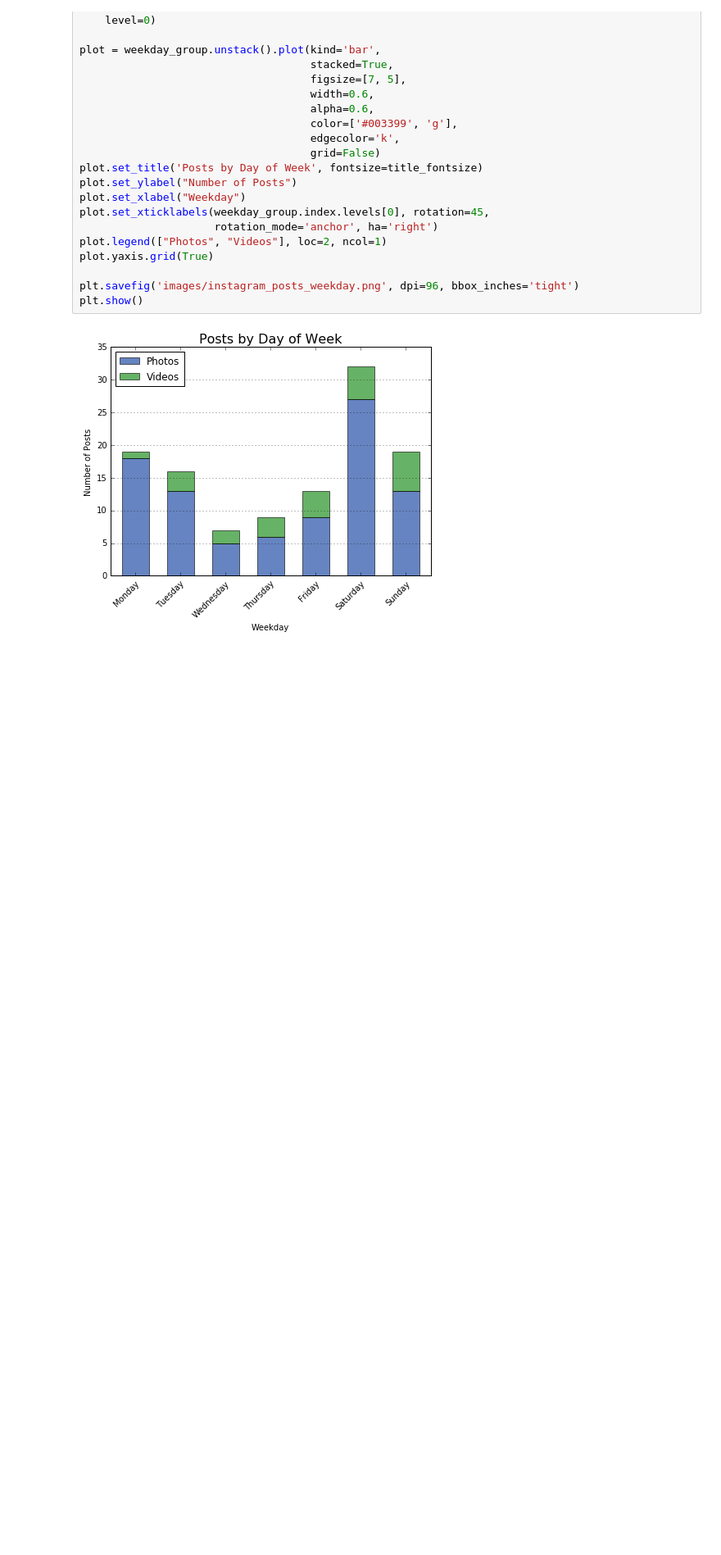
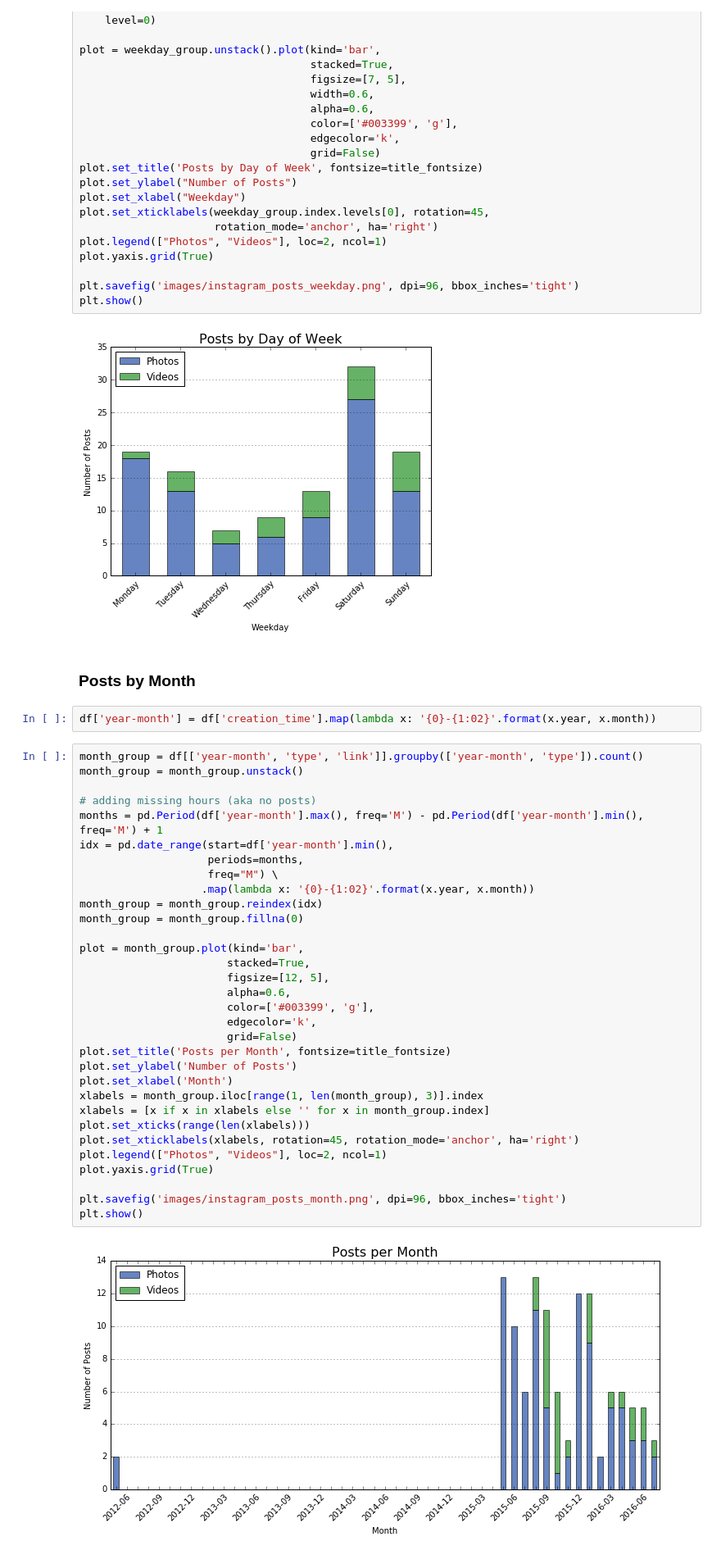
Before and after one commit to kahlamari/data-visualization, a Jupyter notebook: Instagram Data Visualization.ipynb, the cells around one changed output. Shown at 82% size. Drawn from its saved outputs; the diff is of its cells as text; blank space fills up the shorter version.

Commit message:
Added Chart: Posts per Year-Month

```diff
--- a/Instagram Data Visualization.ipynb
+++ b/Instagram Data Visualization.ipynb
@@ -171,3 +171,41 @@ plt.savefig('images/instagram_posts_weekday.png', dpi=96, bbox_inches='tight')
 plt.show()
 # %% [output]
 [figure]
+# %% [markdown]
+### Posts by Month
+# %%
+df['year-month'] = df['creation_time'].map(lambda x: '{0}-{1:02}'.format(x.year, x.month))
+# %%
+month_group = df[['year-month', 'type', 'link']].groupby(['year-month', 'type']).count()
+month_group = month_group.unstack()
+
+# adding missing hours (aka no posts)
+months = pd.Period(df['year-month'].max(), freq='M') - pd.Period(df['year-month'].min(), freq='M') + 1
+idx = pd.date_range(start=df['year-month'].min(),
+                    periods=months,
+                    freq="M") \
+                   .map(lambda x: '{0}-{1:02}'.format(x.year, x.month))
+month_group = month_group.reindex(idx)
+month_group = month_group.fillna(0)
+
+plot = month_group.plot(kind='bar',
+                       stacked=True,
+                       figsize=[12, 5],
+                       alpha=0.6,
+                       color=['#003399', 'g'],
+                       edgecolor='k',
+                       grid=False)
+plot.set_title('Posts per Month', fontsize=title_fontsize)
+plot.set_ylabel('Number of Posts')
+plot.set_xlabel('Month')
+xlabels = month_group.iloc[range(1, len(month_group), 3)].index
+xlabels = [x if x in xlabels else '' for x in month_group.index]
+plot.set_xticks(range(len(xlabels)))
+plot.set_xticklabels(xlabels, rotation=45, rotation_mode='anchor', ha='right')
+plot.legend(["Photos", "Videos"], loc=2, ncol=1)
+plot.yaxis.grid(True)
+
+plt.savefig('images/instagram_posts_month.png', dpi=96, bbox_inches='tight')
+plt.show()
+# %% [output]
+[figure, added]
```
Also changed, not shown: 1 other file.
